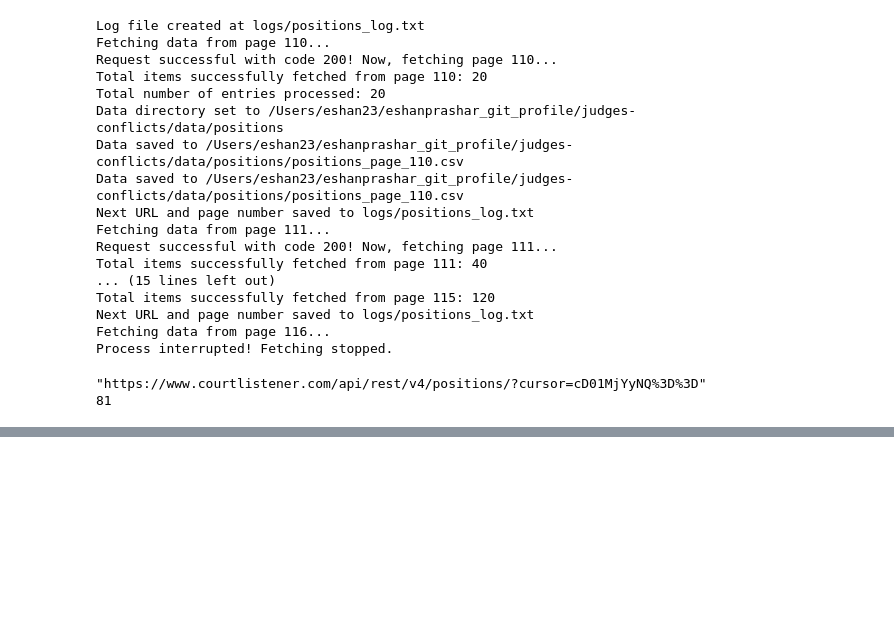
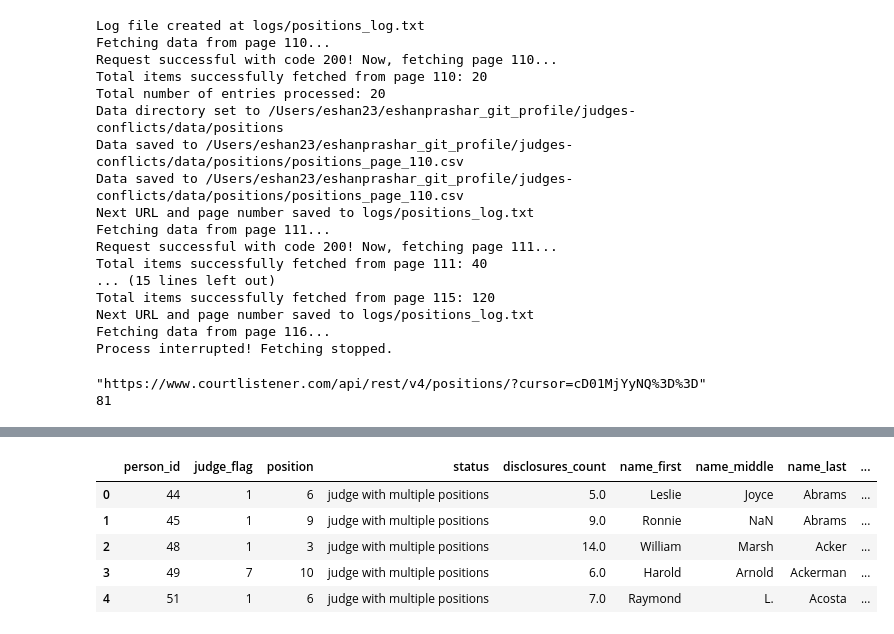
Before and after one commit to eshanprashar/judges-conflicts, a Jupyter notebook: scripts/extraction/cl_scraper_examples.ipynb, the cells around one changed output, grey strips where cells are left out. Saved outputs shown, nothing was run; the diff lists cells and outputs as text; code cells hidden in the pictures; blank space fills up the shorter version.

```diff
--- a/scripts/extraction/cl_scraper_examples.ipynb
+++ b/scripts/extraction/cl_scraper_examples.ipynb
@@ -53,0 +77,12 @@ print(last_int)
+# %%
+# Import the dataframe that has relevant judge IDs
+file_path = "/Users/eshan23/eshanprashar_git_profile/judges-conflicts/data/dockets/intermediate_dfs/judges_with_disclosures_summary.csv"
+financial_disclosure_judges = pd.read_csv(file_path)
+financial_disclosure_judges.head()
+# %% [output]
+|  | person_id | judge_flag | position | status | disclosures_count | name_first | name_middle | name_last | ... |
+| 0 | 44 | 1 | 6 | judge with multiple positions | 5.0 | Leslie | Joyce | Abrams | ... |
+| 1 | 45 | 1 | 9 | judge with multiple positions | 9.0 | Ronnie | NaN | Abrams | ... |
+| 2 | 48 | 1 | 3 | judge with multiple positions | 14.0 | William | Marsh | Acker | ... |
+| 3 | 49 | 7 | 10 | judge with multiple positions | 6.0 | Harold | Arnold | Ackerman | ... |
+| 4 | 51 | 1 | 6 | judge with multiple positions | 7.0 | Raymond | L. | Acosta | ... |
```
Also changed, not shown: parts of 4 cells of this notebook, 5 other files.
